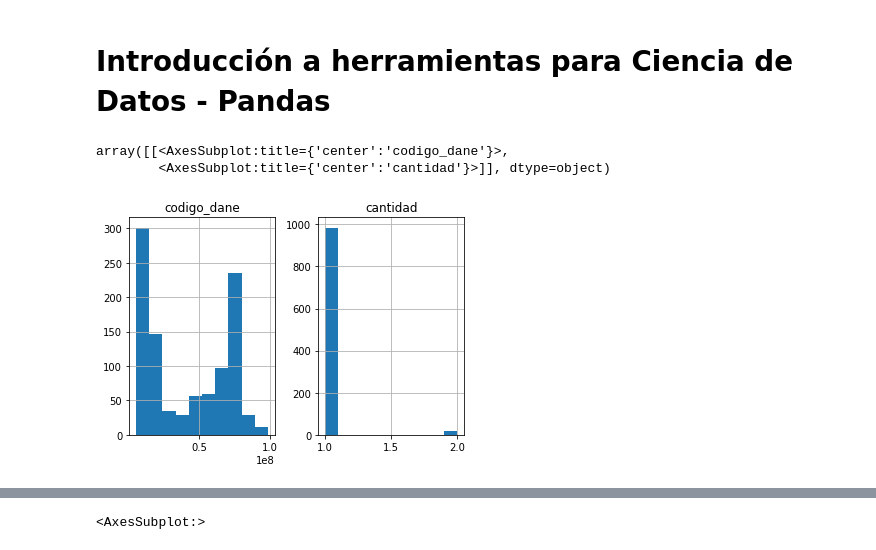
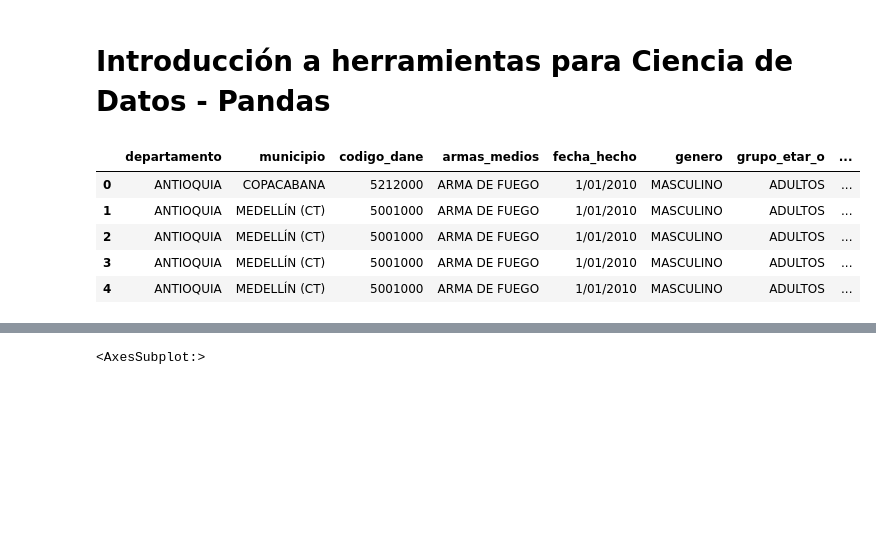
Before and after one commit to david199832/Electiva-Profesional, a Jupyter notebook: Taller1/Homicidios.ipynb, the cells around one changed output, grey strips where cells are left out. Cells and saved outputs as stored; diff of their text form; code cells hidden in the pictures; blank space fills up the shorter version.

```diff
--- a/Taller1/ejemplo1.ipynb
+++ b/Taller1/Homicidios.ipynb
@@ -9,10 +3,16 @@ import matplotlib.pyplot as plt
 # %%
-# Leer de CSV
+import pandas as pd
+import datetime
+import numpy as np
 
+#Read dataset
 datos = pd.read_json("https://www.datos.gov.co/resource/ha6j-pa2r.json")
-datos.drop_duplicates
-datos.hist()
+
+datos.head()
 # %% [output]
-array([[<AxesSubplot:title={'center':'codigo_dane'}>,
-        <AxesSubplot:title={'center':'cantidad'}>]], dtype=object)
-[figure, removed]
+|  | departamento | municipio | codigo_dane | armas_medios | fecha_hecho | genero | grupo_etar_o | ... |
+| 0 | ANTIOQUIA | COPACABANA | 5212000 | ARMA DE FUEGO | 1/01/2010 | MASCULINO | ADULTOS | ... |
+| 1 | ANTIOQUIA | MEDELLÍN (CT) | 5001000 | ARMA DE FUEGO | 1/01/2010 | MASCULINO | ADULTOS | ... |
+| 2 | ANTIOQUIA | MEDELLÍN (CT) | 5001000 | ARMA DE FUEGO | 1/01/2010 | MASCULINO | ADULTOS | ... |
+| 3 | ANTIOQUIA | MEDELLÍN (CT) | 5001000 | ARMA DE FUEGO | 1/01/2010 | MASCULINO | ADULTOS | ... |
+| 4 | ANTIOQUIA | MEDELLÍN (CT) | 5001000 | ARMA DE FUEGO | 1/01/2010 | MASCULINO | ADULTOS | ... |
```
Also changed, not shown: parts of 2 cells of this notebook, 1 other file.
